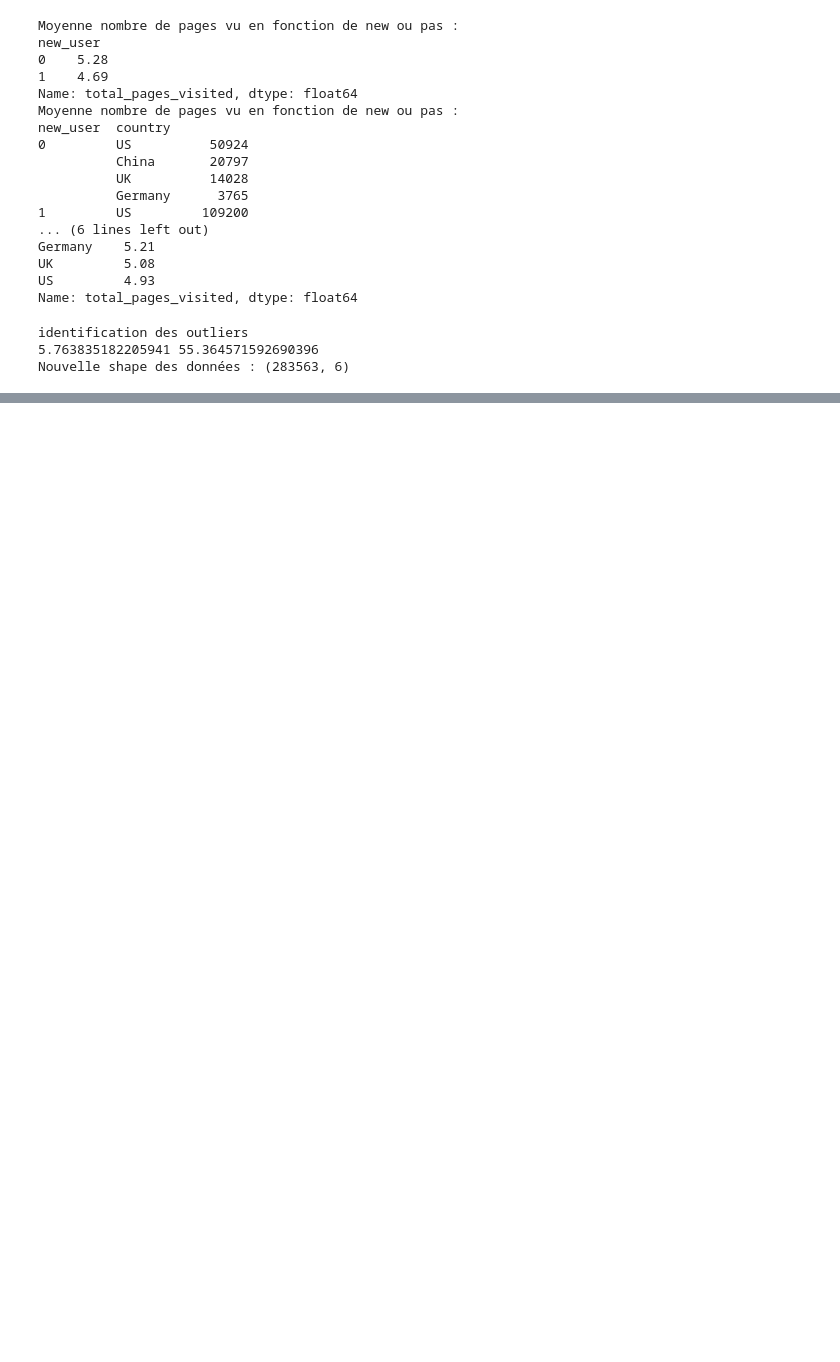
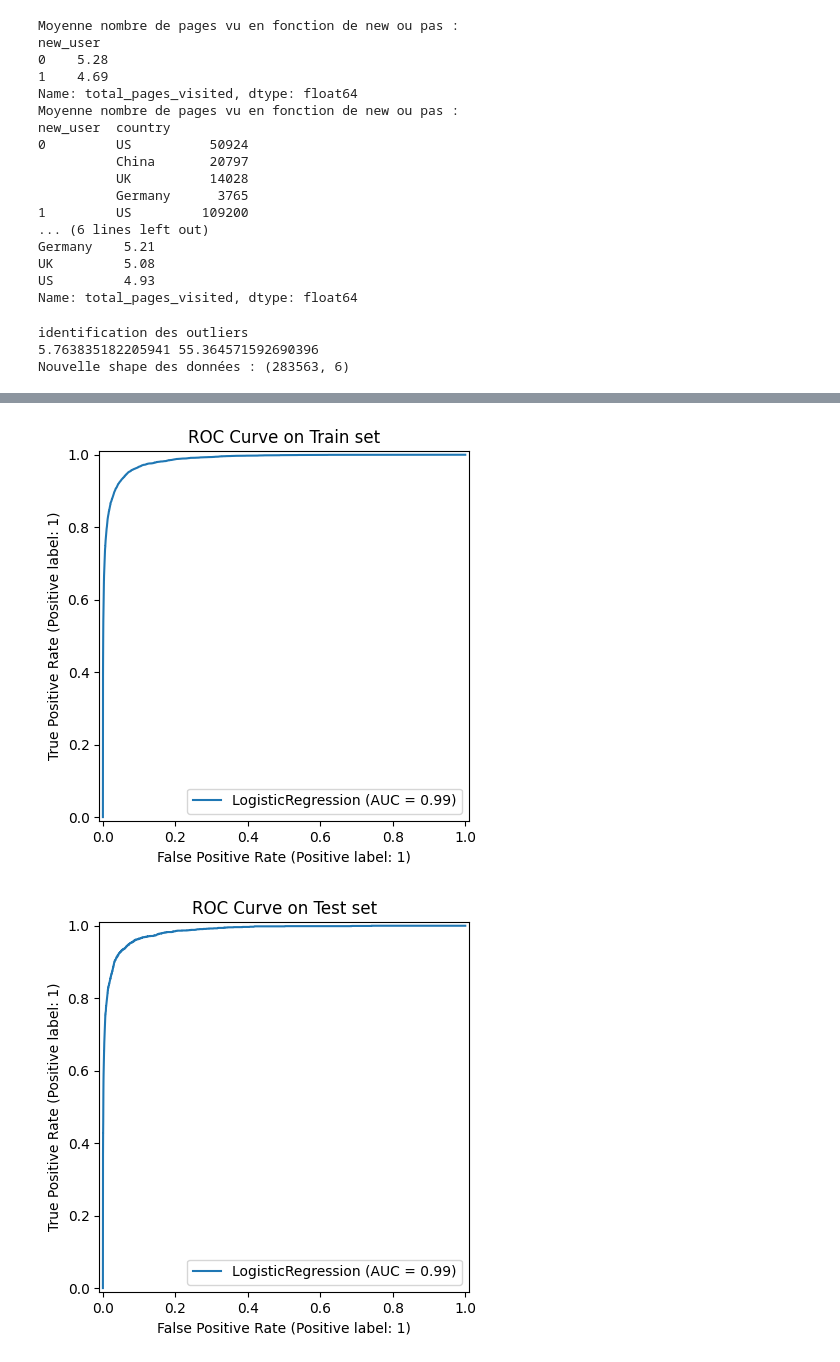
Before and after one commit to Martin691992/dsfs-od-11, a Jupyter notebook: machine_learning/supervised_ml/conversion_rate/eda/eda.ipynb, the cells around one changed output, grey strips where cells are left out. Drawn from its saved outputs; the diff is of its cells as text; code cells hidden in the pictures; blank space fills up the shorter version.

```diff
--- a/machine_learning/supervised_ml/conversion_rate/eda/eda.ipynb
+++ b/machine_learning/supervised_ml/conversion_rate/eda/eda.ipynb
@@ -122,6 +116,13 @@ from sklearn.pipeline import Pipeline
 from sklearn.preprocessing import StandardScaler, OneHotEncoder, LabelEncoder
 from sklearn.model_selection import train_test_split
 from sklearn.compose import ColumnTransformer
+from sklearn.linear_model import LogisticRegression
+from sklearn.metrics import (
+    accuracy_score,
+    f1_score,
+    ConfusionMatrixDisplay,
+    RocCurveDisplay,
+)
 
 target = 'converted'
 cat_features = ['country', 'source']
@@ -129,6 +130,8 @@ num_features = ["age","new_user","total_pages_visited"]
 
 Y = clean_data[target]
 X = clean_data.drop(columns=target)
+
+clean_data.to_csv('../data/clean_data_test.csv')
 
 X_train, X_test, Y_train, Y_test = train_test_split(X,Y,test_size=0.2,random_state=0)
 cat_transformer = Pipeline(steps=[
@@ -154,6 +157,20 @@ print("Preprocess de Y_train et Y_test ...")
 label_encoder = LabelEncoder()
 Y_train = label_encoder.fit_transform(Y_train)
 Y_test = label_encoder.transform(Y_test)
+
+logis_regre = LogisticRegression()
+logis_regre.fit(X_train,Y_train)
+
+Y_train_pred = logis_regre.predict(X_train)
+Y_test_pred = logis_regre.predict(X_test)
+
+print(f"Accuracy sur data training: {accuracy_score(Y_train,Y_train_pred)}")
+print(f"Accuracy sur data test : {accuracy_score(Y_test,Y_test_pred)}")
+
+print(f"F1 Score sur data training: {f1_score(Y_train,Y_train_pred)}")
+print(f"F1 Score sur data test : {f1_score(Y_test,Y_test_pred)}")
+Y_train_proba = logis_regre.predict_proba(X_train)
+Y_test_proba = logis_regre.predict_proba(X_test)
 # %% [output]
 Preprocess de X_train et X_test ...
 
@@ -167,0 +214,20 @@ Preprocess de Y_train et Y_test ...
+# %%
+_, ax = plt.subplots()  # Get subplot from matplotlib
+ax.set(
+    title="ROC Curve on Train set"
+)  # Set a title that we will add into ConfusionMatrixDisplay
+RocCurveDisplay.from_estimator(
+    logis_regre, X_train, Y_train, ax=ax
+)  # RocCurveDisplay from sklearn
+plt.show()
+_, ax = plt.subplots()  # Get subplot from matplotlib
+ax.set(
+    title="ROC Curve on Test set"
+)  # Set a title that we will add into ConfusionMatrixDisplay
+RocCurveDisplay.from_estimator(
+    logis_regre, X_test, Y_test, ax=ax
+)  # RocCurveDisplay from sklearn
+plt.show()
+# %% [output]
+[figure, added]
+[figure, added]
```
Also changed, not shown: parts of 6 cells of this notebook, 3 other files.
